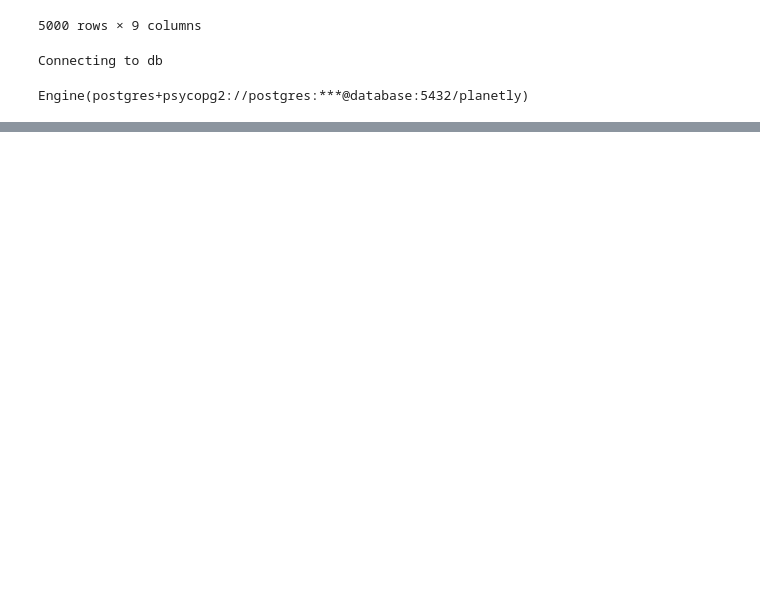
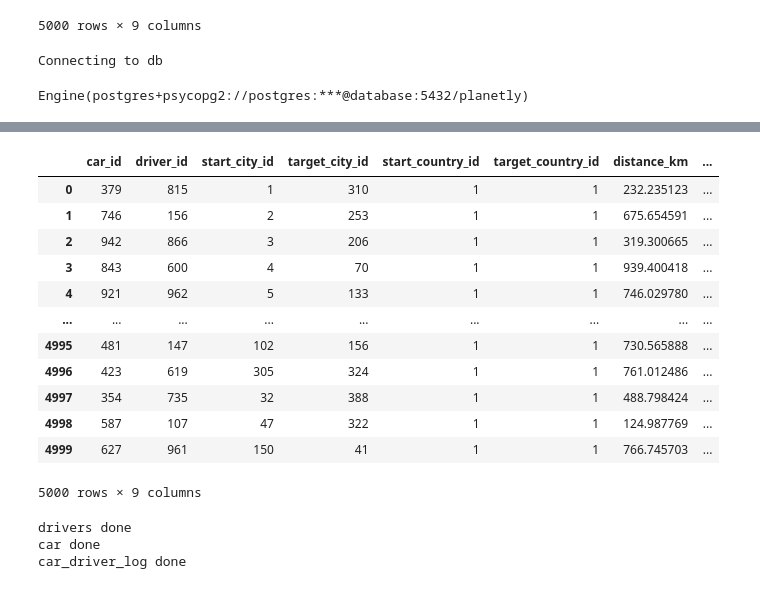
Before and after one commit to aniketkapdule/emission-project, a Jupyter notebook: simple_etl.ipynb, the cells around one changed output, grey strips where cells are left out. Saved outputs shown, nothing was run; the diff lists cells and outputs as text; code cells hidden in the pictures; blank space fills up the shorter version.

```diff
--- a/simple_etl.ipynb
+++ b/simple_etl.ipynb
@@ -534,0 +680,28 @@ dtype: object
+# %%
+df_country_db = select_table_from_db('country')
+# %%
+df_car_driver_date_start_city_raw = df_car_driver_date_target_city_raw.merge(df_country_db, how='left',    \
+    left_on=['start_country'], right_on=['country_name'])  \
+    [['car_id', 'driver_id', 'start_city_id', 'target_city_id', 'country_id', 'target_country', 'distance_km', 'date_id', 'total_emission']] \
+    .rename(columns={'country_id':'start_country_id'})
+# %%
+df_car_driver_date_city_country_clean = df_car_driver_date_start_city_raw.merge(df_country_db, how='left',    \
+    left_on=['target_country'], right_on=['country_name'])  \
+    [['car_id', 'driver_id', 'start_city_id', 'target_city_id', 'start_country_id', 'country_id', 'distance_km', 'date_id', 'total_emission']] \
+    .rename(columns={'country_id':'target_country_id'})
+# %%
+df_car_driver_date_city_country_clean
+# %% [output]
+|  | car_id | driver_id | start_city_id | target_city_id | start_country_id | target_country_id | distance_km | ... |
+| 0 | 379 | 815 | 1 | 310 | 1 | 1 | 232.235123 | ... |
+| 1 | 746 | 156 | 2 | 253 | 1 | 1 | 675.654591 | ... |
+| 2 | 942 | 866 | 3 | 206 | 1 | 1 | 319.300665 | ... |
+| 3 | 843 | 600 | 4 | 70 | 1 | 1 | 939.400418 | ... |
+| 4 | 921 | 962 | 5 | 133 | 1 | 1 | 746.029780 | ... |
+| ... | ... | ... | ... | ... | ... | ... | ... | ... |
+| 4995 | 481 | 147 | 102 | 156 | 1 | 1 | 730.565888 | ... |
+| 4996 | 423 | 619 | 305 | 324 | 1 | 1 | 761.012486 | ... |
+| 4997 | 354 | 735 | 32 | 388 | 1 | 1 | 488.798424 | ... |
+| 4998 | 587 | 107 | 47 | 322 | 1 | 1 | 124.987769 | ... |
+| 4999 | 627 | 961 | 150 | 41 | 1 | 1 | 766.745703 | ... |
+5000 rows × 9 columns
@@ -534,0 +841,6 @@ dtype: object
+# %%
+create_tables()
+# %% [output]
+drivers done
+car done
+car_driver_log done
```
Also changed, not shown: parts of 46 cells of this notebook, 4 other files.
